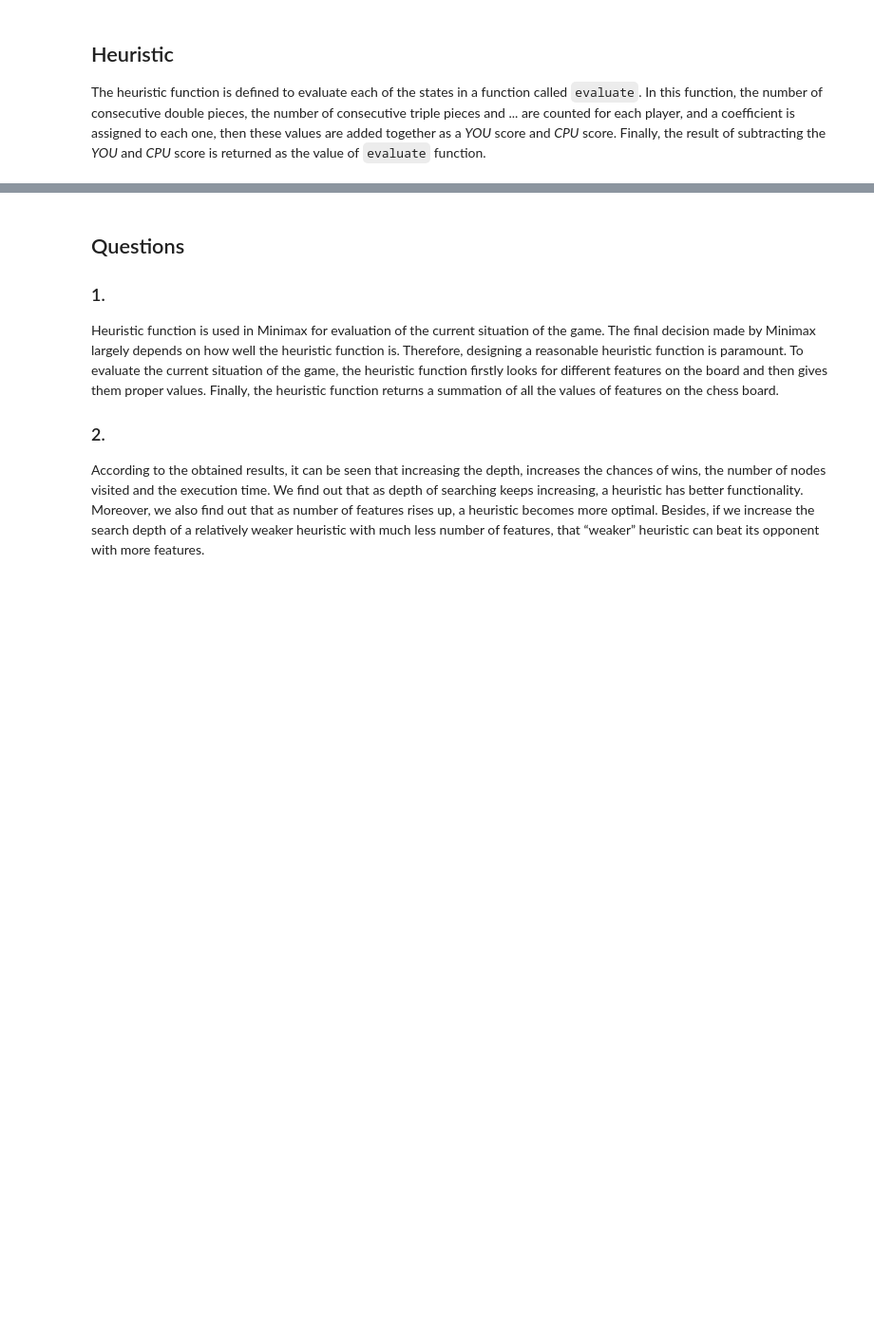
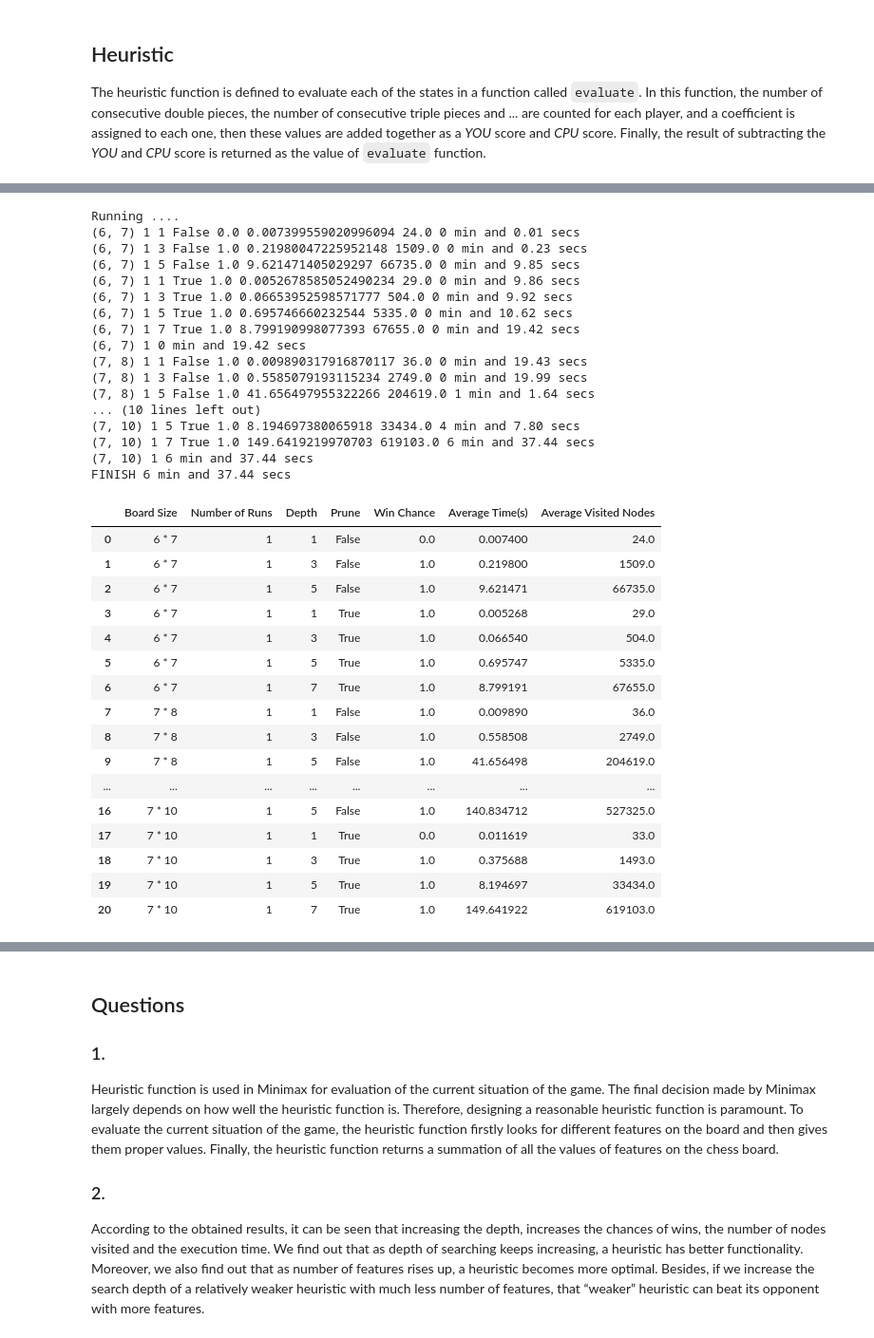
Before and after one commit to mohammadsaadati80/Connect4-Min-Max, a Jupyter notebook: AI-CA2-Game.ipynb, the cells around one changed output, grey strips where cells are left out. Shown at 95% size. Cells and saved outputs as stored; diff of their text form; code cells hidden in the pictures; blank space fills up the shorter version.

Commit message:
Update run part + Run board 1 + Report remain

```diff
--- a/AI-CA2-Game.ipynb
+++ b/AI-CA2-Game.ipynb
@@ -64,6 +64,9 @@ class ConnectSin:
         ----------
         (int) either 1,0,-1. 1 meaning you have won, -1 meaning the player has won and 0 means that the game has drawn
         """
+        self.total_visited_nodes = 0
+        self.last_empty_space = 0
+
         if (not starter):
             starter = self.__get_random_starter()
         assert starter in [self.YOU, self.CPU], "starter value can only be 1,-1 or None"
@@ -171,13 +174,13 @@ class ConnectSin:
             print(self.__print_board())
             print(self.evaluate())
 
-        best_move = None
         moves = self.get_possible_moves()
         if self.check_for_winners() != 0 or depth == 0 or len(moves) == 0 :
             return self.evaluate(), _move
 
         if IS_PRUNE_ON:
             shuffle(moves)
+        best_move = moves[0]
 
         if max_player:
             max_evaluation = float('-inf')
@@ -185,9 +188,9 @@ class ConnectSin:
                 self.register_input(move, self.YOU)
                 _last_empty_space = self.last_empty_space
                 evaluation = self.minimax(move, depth - 1, False, alpha, beta)[0]
-                max_evaluation = max(evaluation, max_evaluation)
                 self.board[_last_empty_space][move - 1] = 0
-                if evaluation == max_evaluation:
+                if evaluation > max_evaluation:
+                    max_evaluation = evaluation
                     best_move = move
                     alpha = max(alpha, max_evaluation)
                     if IS_PRUNE_ON and alpha >= beta:
@@ -199,9 +202,9 @@ class ConnectSin:
                 self.register_input(move, self.CPU)
                 _last_empty_space = self.last_empty_space
                 evaluation = self.minimax(move, depth - 1, True, alpha, beta)[0]
-                min_evaluation = min(evaluation, min_evaluation)
                 self.board[_last_empty_space][move - 1] = 0
-                if evaluation == min_evaluation:
+                if evaluation < min_evaluation:
+                    min_evaluation = evaluation
                     best_move = move
                     beta = min(beta, min_evaluation)
                     if IS_PRUNE_ON and alpha >= beta:
@@ -216,7 +219,7 @@ class ConnectSin:
         ----------
         (int) an integer between 1 and column count. the column to put a piece in
         """
-        return self.minimax(0, DEPTH, True, float('-inf'), float('inf'))[1]۳
+        return self.minimax(0, DEPTH, True, float('-inf'), float('inf'))[1]
 
     def check_for_winners(self):
         """
@@ -533,0 +497,55 @@ result_df.to_csv('result_of_runs_15to21.csv')
+# %%
+result_data = {'Board Size':[],
+               'Number of Runs':[],
+                'Depth':[],
+                'Prune':[],
+                'Win Chance':[],
+                'Average Time(s)':[],
+                'Average Visited Nodes':[]}
+
+# print("Result for", NUMBER_OF_RUN, "runs ....")
+print("Running ....")
+s_total_time = time()
+for board, cur_run in zip(board_sizes_to_check, number_of_runs):
+    run_game(board, cur_run)
+    print(board, cur_run, int((time() - s_total_time)/60), "min and", '%.2f'%((time() - s_total_time)%60), "secs")
+
+print("FINISH", int((time() - s_total_time)/60), "min and", '%.2f'%((time() - s_total_time)%60), "secs")
+result_df = pd.DataFrame(result_data)
+result_df.to_csv('result_of_runs.csv')
+result_df
+# %% [output]
+Running ....
+(6, 7) 1 1 False 0.0 0.007399559020996094 24.0 0 min and 0.01 secs
+(6, 7) 1 3 False 1.0 0.21980047225952148 1509.0 0 min and 0.23 secs
+(6, 7) 1 5 False 1.0 9.621471405029297 66735.0 0 min and 9.85 secs
+(6, 7) 1 1 True 1.0 0.0052678585052490234 29.0 0 min and 9.86 secs
+(6, 7) 1 3 True 1.0 0.06653952598571777 504.0 0 min and 9.92 secs
+(6, 7) 1 5 True 1.0 0.695746660232544 5335.0 0 min and 10.62 secs
+(6, 7) 1 7 True 1.0 8.799190998077393 67655.0 0 min and 19.42 secs
+(6, 7) 1 0 min and 19.42 secs
+(7, 8) 1 1 False 1.0 0.009890317916870117 36.0 0 min and 19.43 secs
+(7, 8) 1 3 False 1.0 0.5585079193115234 2749.0 0 min and 19.99 secs
+(7, 8) 1 5 False 1.0 41.656497955322266 204619.0 1 min and 1.64 secs
+... (10 lines left out)
+(7, 10) 1 5 True 1.0 8.194697380065918 33434.0 4 min and 7.80 secs
+(7, 10) 1 7 True 1.0 149.6419219970703 619103.0 6 min and 37.44 secs
+(7, 10) 1 6 min and 37.44 secs
+FINISH 6 min and 37.44 secs
+|  | Board Size | Number of Runs | Depth | Prune | Win Chance | Average Time(s) | Average Visited Nodes |
+| 0 | 6 * 7 | 1 | 1 | False | 0.0 | 0.007400 | 24.0 |
+| 1 | 6 * 7 | 1 | 3 | False | 1.0 | 0.219800 | 1509.0 |
+| 2 | 6 * 7 | 1 | 5 | False | 1.0 | 9.621471 | 66735.0 |
+| 3 | 6 * 7 | 1 | 1 | True | 1.0 | 0.005268 | 29.0 |
+| 4 | 6 * 7 | 1 | 3 | True | 1.0 | 0.066540 | 504.0 |
+| 5 | 6 * 7 | 1 | 5 | True | 1.0 | 0.695747 | 5335.0 |
+| 6 | 6 * 7 | 1 | 7 | True | 1.0 | 8.799191 | 67655.0 |
+| 7 | 7 * 8 | 1 | 1 | False | 1.0 | 0.009890 | 36.0 |
+| 8 | 7 * 8 | 1 | 3 | False | 1.0 | 0.558508 | 2749.0 |
+| 9 | 7 * 8 | 1 | 5 | False | 1.0 | 41.656498 | 204619.0 |
+| ... | ... | ... | ... | ... | ... | ... | ... |
+| 16 | 7 * 10 | 1 | 5 | False | 1.0 | 140.834712 | 527325.0 |
+| 17 | 7 * 10 | 1 | 1 | True | 0.0 | 0.011619 | 33.0 |
+| 18 | 7 * 10 | 1 | 3 | True | 1.0 | 0.375688 | 1493.0 |
+| 19 | 7 * 10 | 1 | 5 | True | 1.0 | 8.194697 | 33434.0 |
+| 20 | 7 * 10 | 1 | 7 | True | 1.0 | 149.641922 | 619103.0 |
```
Also changed, not shown: parts of 5 cells of this notebook, 2 other files.
